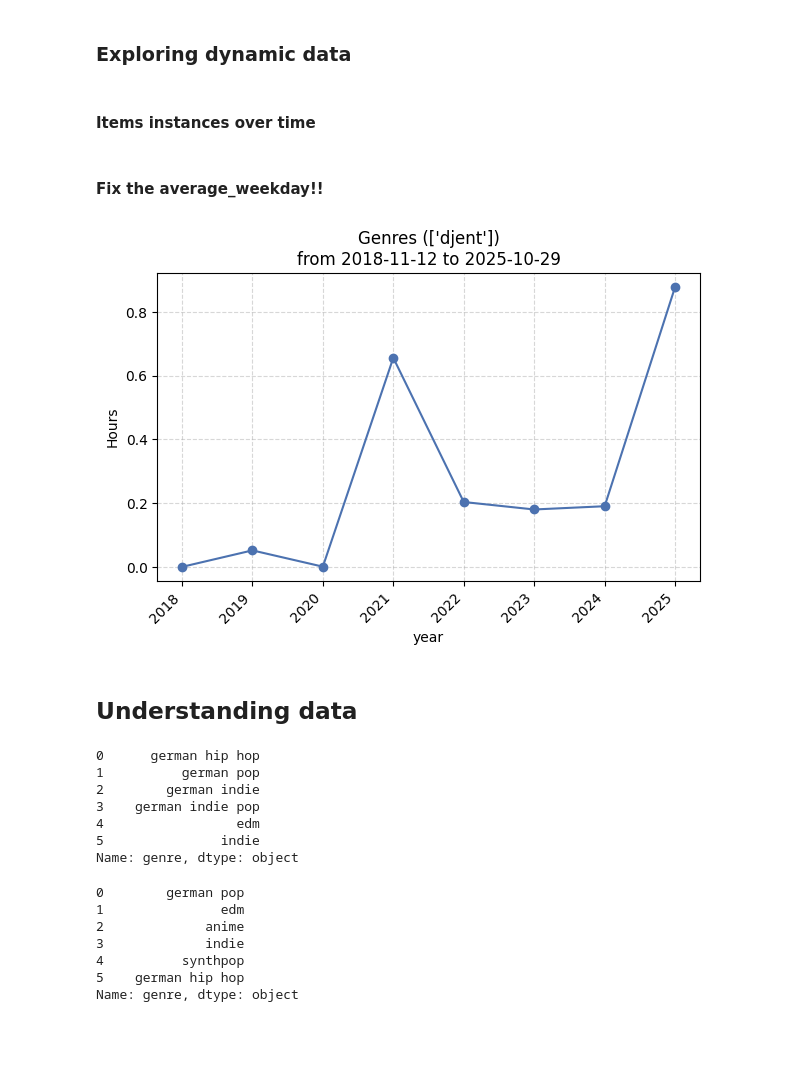
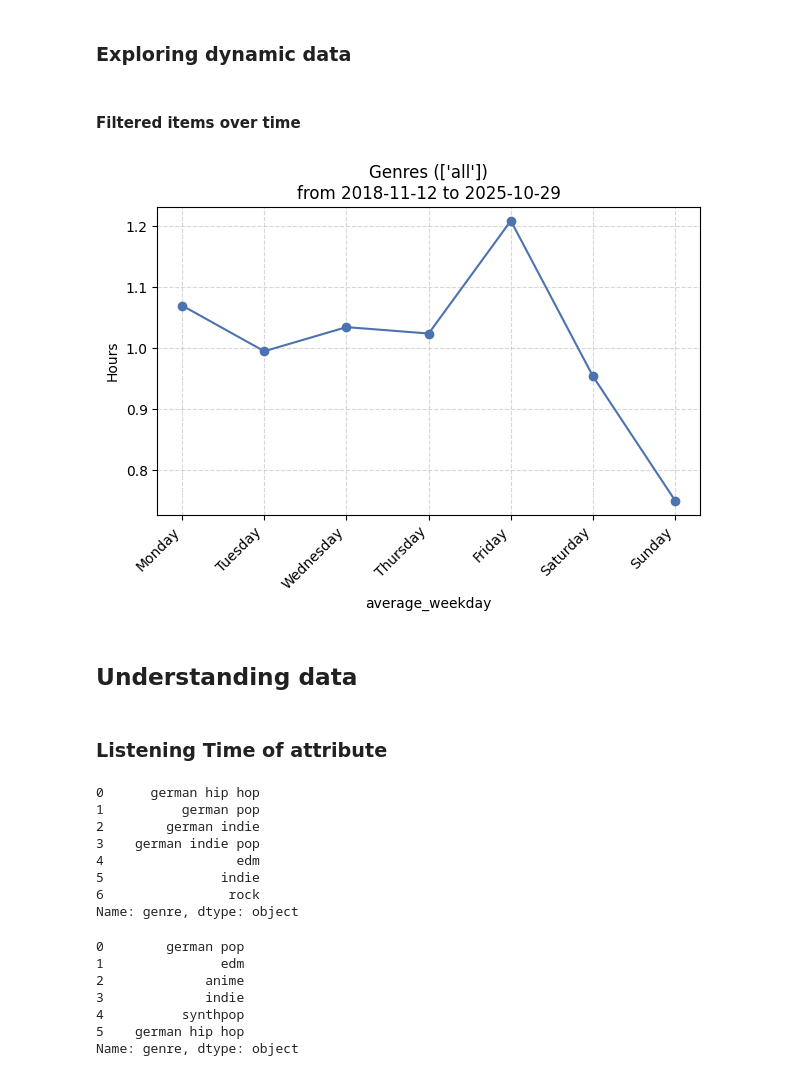
Before and after one commit to Innisvysom2/betterWrapped, a Jupyter notebook: betterWrapped.ipynb, the cells around one changed output. Drawn from its saved outputs; the diff is of its cells as text; code cells hidden in the pictures; blank space fills up the shorter version.

Commit message:
track info wird nun multithreaded gefetched, weekdays ist gefixt, listening time plot verbessert. Kleinere fixes gemacht

```diff
--- a/betterWrapped.ipynb
+++ b/betterWrapped.ipynb
@@ -200,3 +195,28 @@ else:
+# %%
+def fetch(track):
+    querystring  = {"song": track}
+    response = requests.get(url, headers=headers, params=querystring).json()
+    response["track_name"] = track
+    return response
+
+df_failed_track = pd.DataFrame()
+if not "track_info.csv" in os.listdir("fetched_data"):
+    with ThreadPoolExecutor(max_workers=10) as executor:
+        results = executor.map(fetch, df["track_name"].unique()[:100])
+
+    df_track_info = pd.DataFrame(results)
+    df_failed_track = df_track_info[df_track_info["key"].isna()]["track_name"]
+    df_track_info = df_track_info[~df_track_info["key"].isna()]
+    try:
+        df_track_info.drop(columns=["album", "name", "error", "messages", "info"], inplace=True)
+    except:
+        pass
+    df_track_info["loudness"] = df_track_info["loudness"].str.replace(" dB", "", regex=False).astype(int)
+    df_track_info["s_duration"] = df_track_info["duration"].str.split(":").apply(lambda x: int(x[0])*60 + int(x[1]))
+    df_track_info = df_track_info.drop(columns=["duration", "id"])
+    df_track_info.to_csv("fetched_data/track_info.csv", index=False)
+else:
+    df_track_info = pd.read_csv("fetched_data/track_info.csv")
 # %%
 df = df.merge(df_track_info, on="track_name", how="left")
 # %% [markdown]
@@ -408,7 +428,7 @@ weekday_names = {0: "Monday",
                  6: "Sunday"
 }
 # %% [markdown]
-#### Items instances over time
+#### Filtered items over time
 # %%
 def scatter_plot(x_values, y_values, start, end, title="Scatter Plot", x_label="X", y_label="Y"):
     fig, ax = plt.subplots(figsize=(7, 4))
@@ -441,11 +461,11 @@ def plot(x_values, y_values, start, end, title="Scatter Plot", x_label="X", y_la
 
     plt.show()
     return
-# %% [markdown]
-#### Fix the average_weekday!!
 # %%
 def get_listening_dates_counted(attribute, item, measuring_value, start, end, format):
-    if attribute == "genre":
+    if item == ["all"]:
+        df_filtered_item = df[(df["ts"] > start) & (df["ts"] < end)][[attribute, "date", "ms_played", "s_played", "min_played", "h_played", "d_played"]]
+    elif attribute == "genre":
         df_filtered_item = df[(df["ts"] > start) & (df["ts"] < end) & (df[attribute].fillna("").str.split(r",\s*").apply(lambda genres: any(target == g for g in genres for target in item)))][[attribute, "date", "ms_played", "s_played", "min_played", "h_played", "d_played"]]
     else:
         df_filtered_item = df[(df["ts"] > start) & (df["ts"] < end) & (df[attribute].isin(item))][[attribute, "date", "ms_played", "s_played", "min_played", "h_played", "d_played"]]
@@ -460,15 +480,15 @@ def get_listening_dates_counted(attribute, item, measuring_value, start, end, fo
     df_dates_filled.columns = ["date"]
     df_dates_item_filled = df_dates_filled.merge(df_dates_item, on="date", how="outer").sort_values("date").fillna(0)
 
-    if format == "average_monthday":
-        listening_dates_counted_average_monthday = df_dates_item_filled.groupby(df_dates_item_filled["date"].dt.day)[measuring_value].sum().reset_index()
-        return listening_dates_counted_average_monthday
-    elif format == "average_weekday":
-        listening_dates_counted_average_weekday = df_dates_item_filled.groupby(df_dates_item_filled["date"].dt.weekday)[measuring_value].sum().reset_index()
+    divisor_month = time_scope("last").year - time_scope("first").year
+    divisor_weekday = divisor_month*52
+
+    if format == "average_weekday":
+        listening_dates_counted_average_weekday = (df_dates_item_filled.groupby(df_dates_item_filled["date"].dt.weekday)[measuring_value].sum()/divisor_weekday).reset_index()
         listening_dates_counted_average_weekday["date"] = listening_dates_counted_average_weekday["date"].map(weekday_names)
         return listening_dates_counted_average_weekday
     elif format == "average_month":
-        listening_dates_counted_average_month = df_dates_item_filled.groupby(df_dates_item_filled["date"].dt.month)[measuring_value].sum().reset_index()
+        listening_dates_counted_average_month = (df_dates_item_filled.groupby(df_dates_item_filled["date"].dt.month)[measuring_value].sum()/divisor_month).reset_index()
         listening_dates_counted_average_month["date"] = listening_dates_counted_average_month["date"].map(month_names)
         return listening_dates_counted_average_month
     elif format == "day":
@@ -482,22 +502,24 @@ def get_listening_dates_counted(attribute, item, measuring_value, start, end, fo
         return df_dates_item_filled_year
 # %%
 attribute = "genre" #artist_name, track_name, genre, album_name, country_name, region_name, city_name or platform
-item = ["djent"] #enter an item (or items) contained in attribute
+item = ["all"] #enter an item (or items) contained in attribute, in the form of a list. Or ["all"] for the whole df
 measuring_value = "h_played" #count, ms_played, s_played, min_played, h_played, d_played
 start = time_scope("first") #"year-month-day" or "first"
 end = time_scope("last") #"year-month-day" or "last"
-format = "year" #average_monthday, average_weekday, average_month, day, month, year
+format = "average_weekday" #average_weekday, average_month, day, month, year
 
 x = get_listening_dates_counted(attribute, item, measuring_value, start, end, format)["date"]
 y = get_listening_dates_counted(attribute, item, measuring_value, start, end, format)[measuring_value]
 plot(x, y, start, end, f"{dict_att_disp[attribute]}s ({item})", format, dict_att_disp[measuring_value])
 # %% [output]
-[figure, old version]
+[figure, new version]
 # %% [markdown]
 ## Understanding data
+# %% [markdown]
+### Listening Time of attribute
 # %%
 attribute = "genre" #artist_name, track_name, genre, album_name, country_name, region_name, city_name or platform
-top_count = 6 #the top n will be returned
+top_count = 7 #the top n will be returned
 sorting_value = "listening_time" #track_count or listening_time
 time_format = "h_played" #ms_played, s_played, min_played, h_played, d_played
 start = time_scope("first") #"year-month-day" or "first"
@@ -515,5 +537,6 @@ df_top_attributes
 3    german indie pop
 4                 edm
 5               indie
+6                rock
 Name: genre, dtype: object
 # %%
```
Also changed, not shown: parts of 8 cells of this notebook.
